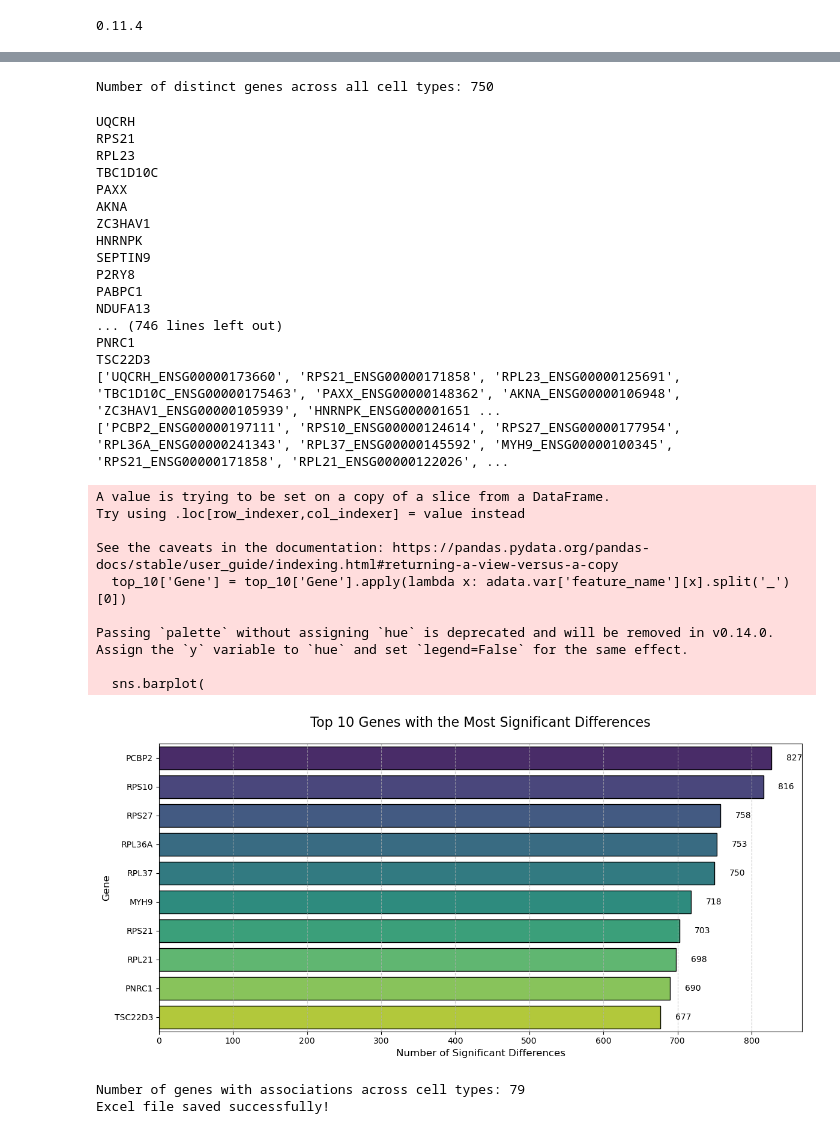
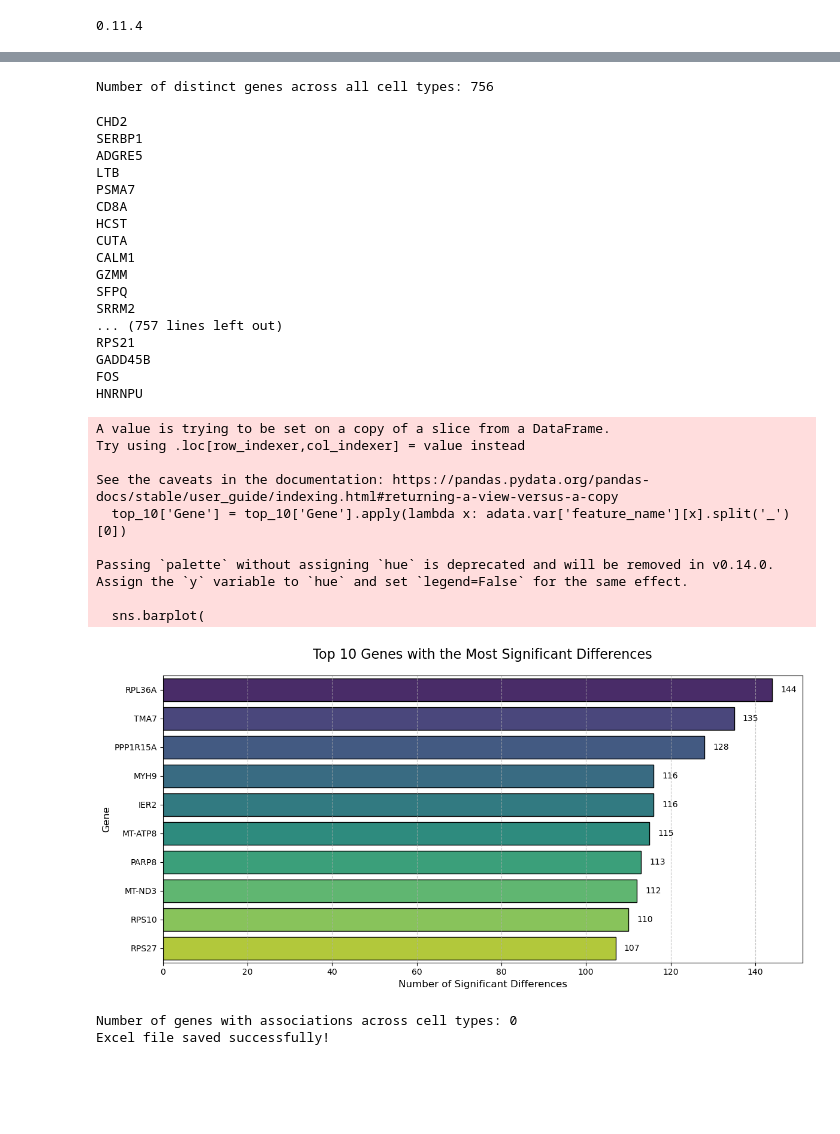
Before and after one commit to TychoGrapendaal/CSE3000, a Jupyter notebook: experiments/compare_celltypes.ipynb, the cells around one changed output, grey strips where cells are left out. Saved outputs shown, nothing was run; the diff lists cells and outputs as text; code cells hidden in the pictures; blank space fills up the shorter version.

```diff
--- a/experiments/compare_celltypes.ipynb
+++ b/experiments/compare_celltypes.ipynb
@@ -16,7 +16,7 @@ print(ad.__version__)
 # The excel files are named: "results/{}_significant_differences.xlsx".format(cell_type)
 cell_types = [
     # "CD8-positive, alpha-beta T cell",
-    # "CD8-positive, alpha-beta memory T cell",
+    "CD8-positive, alpha-beta memory T cell",
     "CD4-positive, alpha-beta T cell",
     # "central memory CD4-positive, alpha-beta T cell",
     "effector memory CD4-positive, alpha-beta T cell",
@@ -147,7 +147,7 @@ plt.grid(axis='x', linestyle='--', alpha=0.7)
 
 # Add value labels on the bars
 for i, value in enumerate(top_10['Number of Significant Differences']):
-    plt.text(value + 20, i, f'{value}', ha='left', va='center', fontsize=10)
+    plt.text(value + 2, i, f'{value}', ha='left', va='center', fontsize=10)
 
 plt.tight_layout()
 plt.show()
@@ -193,7 +193,7 @@ for cell_type, df in excel_files_top_diff_genes.items():
 # Print the number of distinct genes
 print(f"Number of distinct genes across all cell types: {len(distinct_genes)}")
 # %% [output]
-Number of distinct genes across all cell types: 750
+Number of distinct genes across all cell types: 756
 # %%
 # Find the feature name for all the distinct genes in the anndata object
 
@@ -207,16 +207,18 @@ for target_gene in distinct_genes:
     print(result.split('_')[0])
 
 # Do the same for the top 10 genes with the most significant differences
-top_10_genes = df_significant_differences.head(10)['Gene'].tolist()
-results_top_10_genes = []
-for target_gene in top_10_genes:
+threshold = 100 #0.15 * len(results)  # 5% of the total number of genes
+print(f"Threshold for hub genes: {threshold}")
+hub_genes = df_significant_differences[df_significant_differences['Number of Significant Differences'] > threshold]['Gene'].tolist()
+results_hub_genes = []
+for target_gene in hub_genes:
     result = adata.var['feature_name'][target_gene]
-    results_top_10_genes.append(result)
+    results_hub_genes.append(result)
     print(result.split('_')[0])
 
 
-print(results)
-print(results_top_10_genes)
+# print(results)
+# print(results_top_10_genes)
 
 # Save the results to a text file
 with open('results/all_genes.txt', 'w') as f:
@@ -224,27 +226,27 @@ with open('results/all_genes.txt', 'w') as f:
         f.write(f"{gene.split('_')[0]}\n")
 
 # Save the top 10 genes to a text file
-with open('results/top_10_genes.txt', 'w') as f:
-    for gene in results_top_10_genes:
+with open('results/hub_genes.txt', 'w') as f:
+    for gene in results_hub_genes:
         f.write(f"{gene.split('_')[0]}\n")
 # %% [output]
-UQCRH
+CHD2
+SERBP1
+ADGRE5
+LTB
+PSMA7
+CD8A
+HCST
+CUTA
+CALM1
+GZMM
+SFPQ
+SRRM2
+... (757 lines left out)
 RPS21
-RPL23
-TBC1D10C
-PAXX
-AKNA
-ZC3HAV1
-HNRNPK
-SEPTIN9
-P2RY8
-PABPC1
-NDUFA13
-... (746 lines left out)
-PNRC1
-TSC22D3
-['UQCRH_ENSG00000173660', 'RPS21_ENSG00000171858', 'RPL23_ENSG00000125691', 'TBC1D10C_ENSG00000175463', 'PAXX_ENSG00000148362', 'AKNA_ENSG00000106948', 'ZC3HAV1_ENSG00000105939', 'HNRNPK_ENSG000001651 ...
-['PCBP2_ENSG00000197111', 'RPS10_ENSG00000124614', 'RPS27_ENSG00000177954', 'RPL36A_ENSG00000241343', 'RPL37_ENSG00000145592', 'MYH9_ENSG00000100345', 'RPS21_ENSG00000171858', 'RPL21_ENSG00000122026', ...
+GADD45B
+FOS
+HNRNPU
 # %%
 import matplotlib.pyplot as plt
 import seaborn as sns
@@ -259,35 +261,35 @@ top_10['Gene'] = top_10['Gene'].apply(lambda x: adata.var['feature_name'][x].spl
 plt.figure(figsize=(12, 6))
 sns.barplot(
     x='Number of Significant Differences',
     y='Gene',
     data=top_10,
     palette='viridis',  # Use any palette you like (e.g., 'magma', 'plasma')
     edgecolor='black'
 )
 
 # Customize the plot
 plt.title('Top 10 Genes with the Most Significant Differences', fontsize=16, pad=20)
 plt.xlabel('Number of Significant Differences', fontsize=12)
 plt.ylabel('Gene', fontsize=12)
 plt.grid(axis='x', linestyle='--', alpha=0.7)
 
 # Add value labels on the bars
 for i, value in enumerate(top_10['Number of Significant Differences']):
-    plt.text(value + 20, i, f'{value}', ha='left', va='center', fontsize=10)
+    plt.text(value + 2, i, f'{value}', ha='left', va='center', fontsize=10)
 
 plt.tight_layout()
 plt.show()
 # %% [output]
 A value is trying to be set on a copy of a slice from a DataFrame.
 Try using .loc[row_indexer,col_indexer] = value instead
 
 See the caveats in the documentation: https://pandas.pydata.org/pandas-docs/stable/user_guide/indexing.html#returning-a-view-versus-a-copy
   top_10['Gene'] = top_10['Gene'].apply(lambda x: adata.var['feature_name'][x].split('_')[0])
 
 Passing `palette` without assigning `hue` is deprecated and will be removed in v0.14.0. Assign the `y` variable to `hue` and set `legend=False` for the same effect.
 
   sns.barplot(
-[figure, old version]
+[figure, new version]
 # %%
 # Load all the network excel files for all cell types
 cell_types = [
@@ -375,7 +377,7 @@ df.to_csv('results/associations_across_cell_types.csv', index=False)
 
 print("Excel file saved successfully!")
 # %% [output]
-Number of genes with associations across cell types: 79
+Number of genes with associations across cell types: 0
 Excel file saved successfully!
 # %%
 # Print the correlation for the traget genes
```
Also changed, not shown: parts of 8 cells of this notebook, 14 other files.
